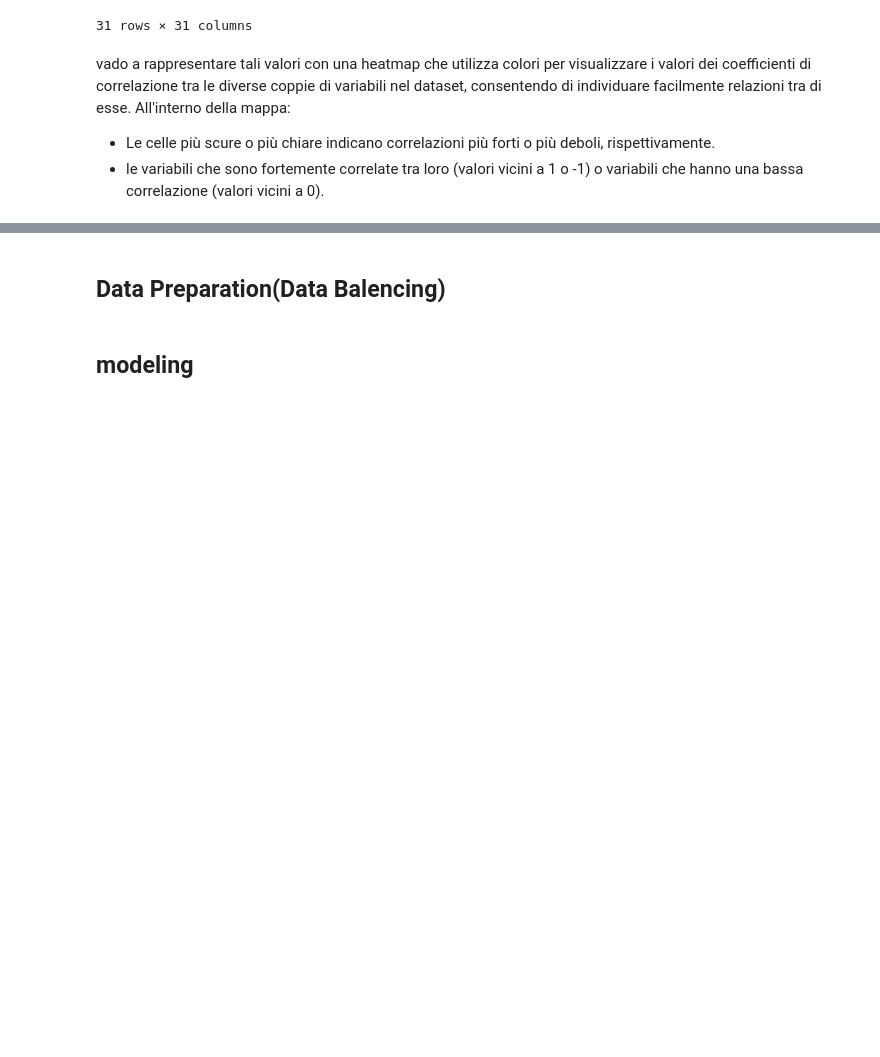
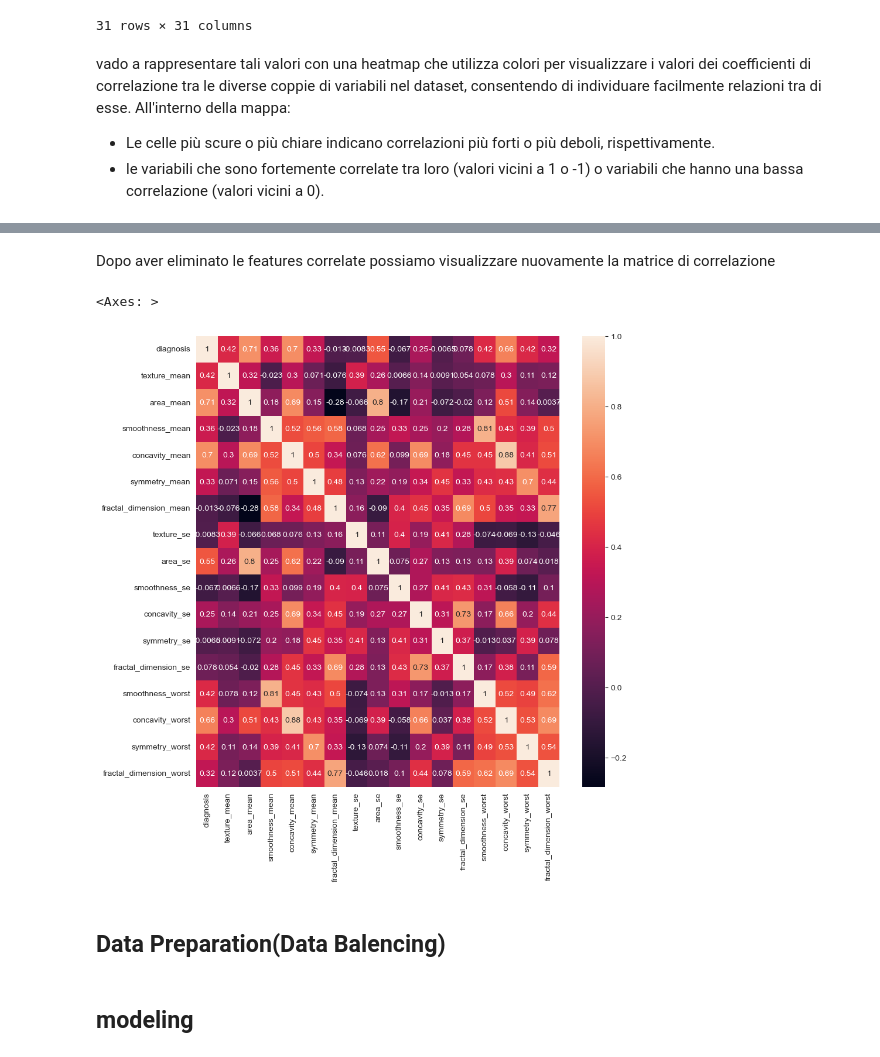
Before and after one commit to chiaracos/BreastCancerPrediction, a Jupyter notebook: BreastCancerPrediction.ipynb, the cells around one changed output, grey strips where cells are left out. Drawn from its saved outputs; the diff is of its cells as text; code cells hidden in the pictures; blank space fills up the shorter version.

```diff
--- a/BreastCancerPrediction.ipynb
+++ b/BreastCancerPrediction.ipynb
@@ -240,0 +238,7 @@ Dalla heatmap emergono svariate considerazioni facilemente spiegabili:
+# %%
+
+columns_to_drop = ['perimeter_mean','radius_mean','compactness_mean','concave points_mean','radius_se','perimeter_se','radius_worst','perimeter_worst','compactness_worst','concave points_worst','compactness_se','concave points_se','texture_worst','area_worst']
+
+# Utilizza il metodo drop per eliminare le colonne specificate
+df = df.drop(columns=columns_to_drop, axis=1) #axis=1 vuol dire colonne, axis=0 righe
+print(df.head())
@@ -241,3 +263,11 @@ Dalla heatmap emergono svariate considerazioni facilemente spiegabili:
+# %% [markdown]
+Dopo aver eliminato le features correlate possiamo visualizzare nuovamente la matrice di correlazione
+# %%
+plt.figure(figsize=(10,10))
+sns.heatmap(df.iloc[:,1:20].corr(), annot=True)
+# %% [output]
+<Axes: >
+[figure, added]
 # %% [markdown]
 ## Data Preparation(Data Balencing)
 # %% [markdown]
```
Also changed, not shown: parts of 13 cells of this notebook.
